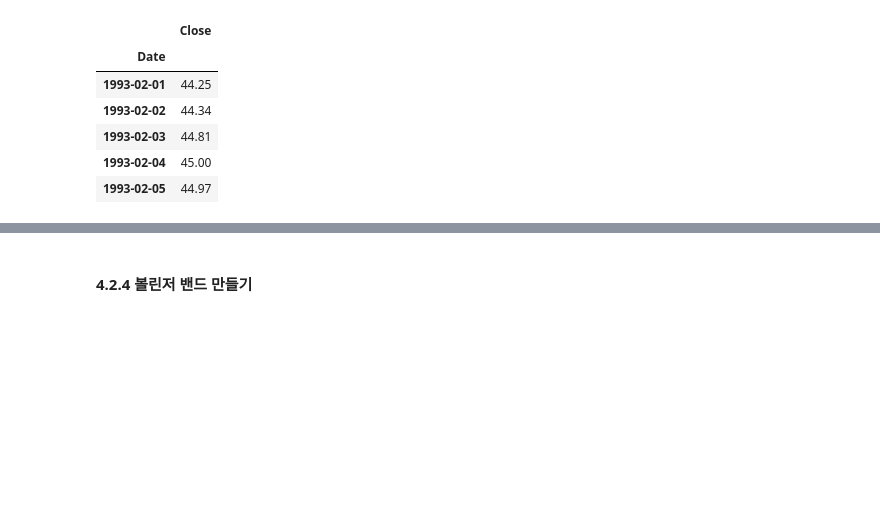
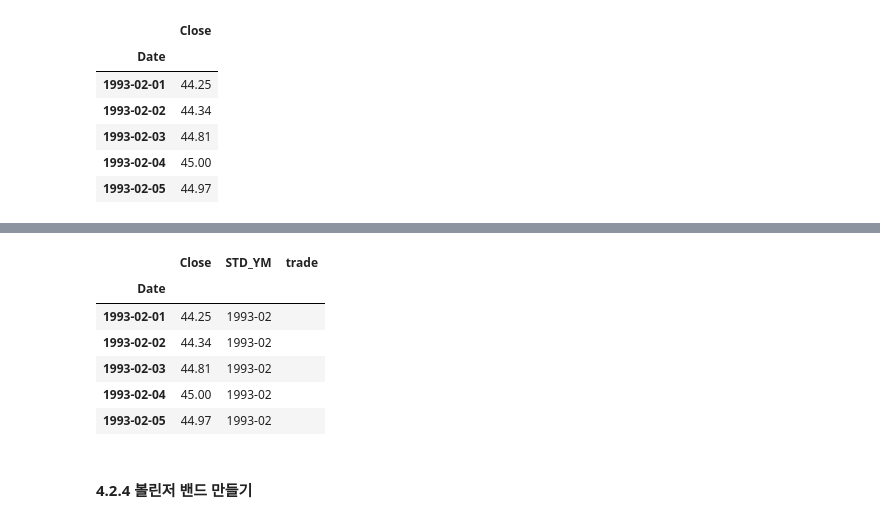
Before and after one commit to godz8008/study_StockTrading, a Jupyter notebook: 제04장 전통 퀀트 투자 전략_듀얼 모멘텀 전략.ipynb, the cells around one changed output, grey strips where cells are left out. Drawn from its saved outputs; the diff is of its cells as text; code cells hidden in the pictures; blank space fills up the shorter version.

```diff
--- a/제04장 전통 퀀트 투자 전략_듀얼 모멘텀 전략.ipynb
+++ b/제04장 전통 퀀트 투자 전략_듀얼 모멘텀 전략.ipynb
@@ -33,3 +100,17 @@ price_df.head()
+# %%
+# 포지션 기록 : 모멘텀 지수를 계산해서 거래가 생길때 포지션을 기록할 데이터프레임 생성
+book = price_df.copy()
+book.set_index(['Date'], inplace=True)
+book['trade'] = ''
+book.head()
+# %% [output]
+|  | Close | STD_YM | trade |
+| Date |  |  |  |
+| 1993-02-01 | 44.25 | 1993-02 |  |
+| 1993-02-02 | 44.34 | 1993-02 |  |
+| 1993-02-03 | 44.81 | 1993-02 |  |
+| 1993-02-04 | 45.00 | 1993-02 |  |
+| 1993-02-05 | 44.97 | 1993-02 |  |
 # %% [markdown]
 #### 4.2.4 볼린저 밴드 만들기
 # %%
```
Also changed, not shown: parts of 5 cells of this notebook.
